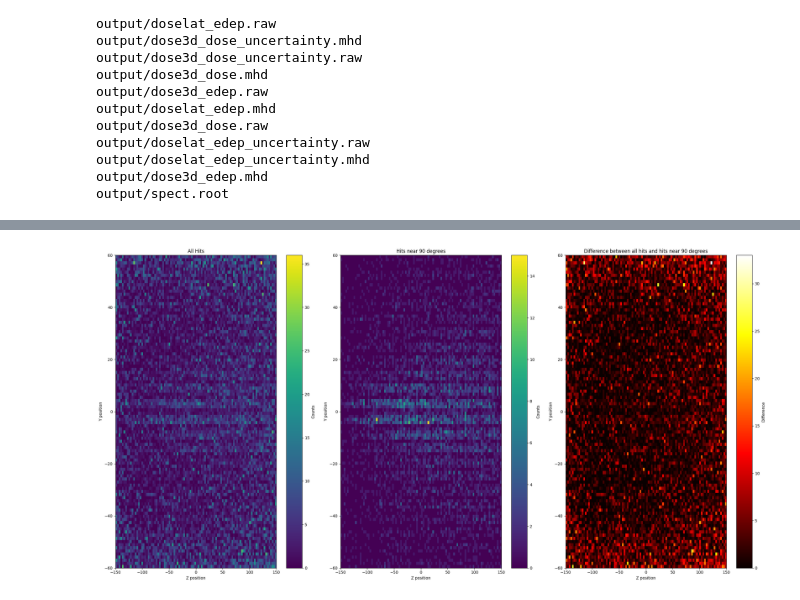
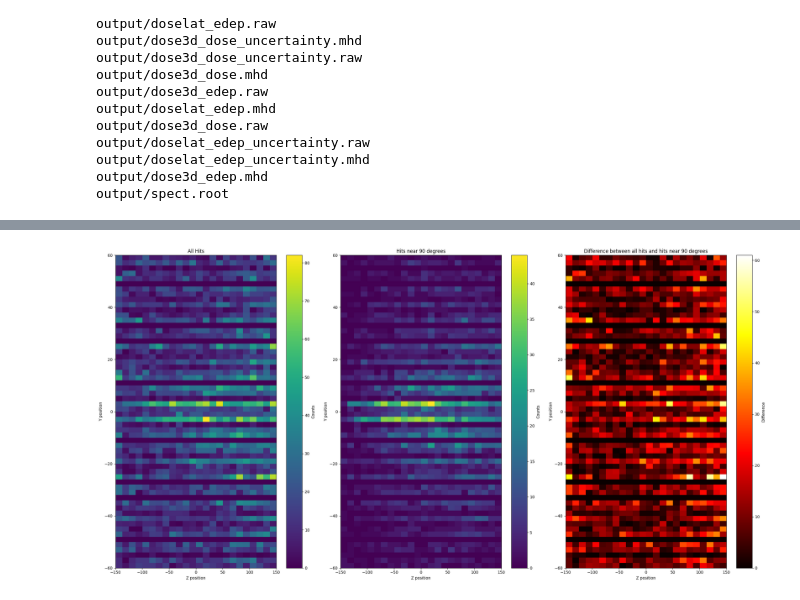
Before and after one commit to francescouni0/VHEE_monitor, a Jupyter notebook: fullcoll.ipynb, the cells around one changed output, grey strips where cells are left out. Drawn from its saved outputs; the diff is of its cells as text; code cells hidden in the pictures.

```diff
--- a/fullcoll.ipynb
+++ b/fullcoll.ipynb
@@ -117,40 +117,40 @@ plt.show()
 
 
 # Create 2D histograms
-hist_all, xedges_all, yedges_all = np.histogram2d(hits_z, hits_y, bins=100, range=[[-150, 150], [-55, 55]])
-hist_90, xedges_90, yedges_90 = np.histogram2d(hits_z_90, hits_y_90, bins=100, range=[[-150, 150], [-55, 55]])
+hist_all, xedges_all, yedges_all = np.histogram2d(hits_z, hits_y, bins=(24,60), range=[[-150, 150], [-55, 55]])
+hist_90, xedges_90, yedges_90 = np.histogram2d(hits_z_90, hits_y_90, bins=(24,60), range=[[-150, 150], [-55, 55]])
 
 # Calculate the difference
 hist_diff = hist_all - hist_90
 
 # Plot the difference
 plt.figure(figsize=(24, 12))
 
 plt.subplot(1, 3, 1)
 plt.imshow(hist_all.T, origin='lower', extent=[-150, 150, -60, 60], aspect='auto', cmap='viridis')
 plt.colorbar(label='Counts')
 plt.title('All Hits')
 plt.xlabel('Z position')
 plt.ylabel('Y position')
 
 plt.subplot(1, 3, 2)
 plt.imshow(hist_90.T, origin='lower', extent=[-150, 150, -60, 60], aspect='auto', cmap='viridis')
 plt.colorbar(label='Counts')
 plt.title('Hits near 90 degrees')
 plt.xlabel('Z position')
 plt.ylabel('Y position')
 
 plt.subplot(1, 3, 3)
 plt.imshow(hist_diff.T, origin='lower', extent=[-150, 150, -60, 60], aspect='auto', cmap='hot')
 plt.colorbar(label='Difference')
 plt.title('Difference between all hits and hits near 90 degrees')
 plt.xlabel('Z position')
 plt.ylabel('Y position')
 
 plt.tight_layout()
 plt.show()
 # %% [output]
-[figure, old version]
+[figure, new version]
 # %%
 
 # Create 1D histograms for all hits and hits near 90 degrees
```
Also changed, not shown: parts of 7 cells of this notebook, 13 other files.
